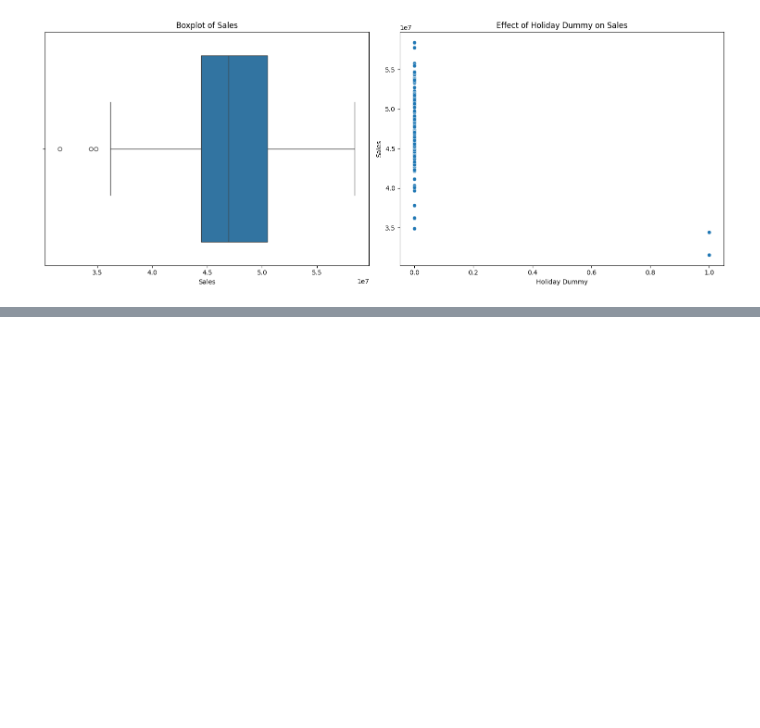
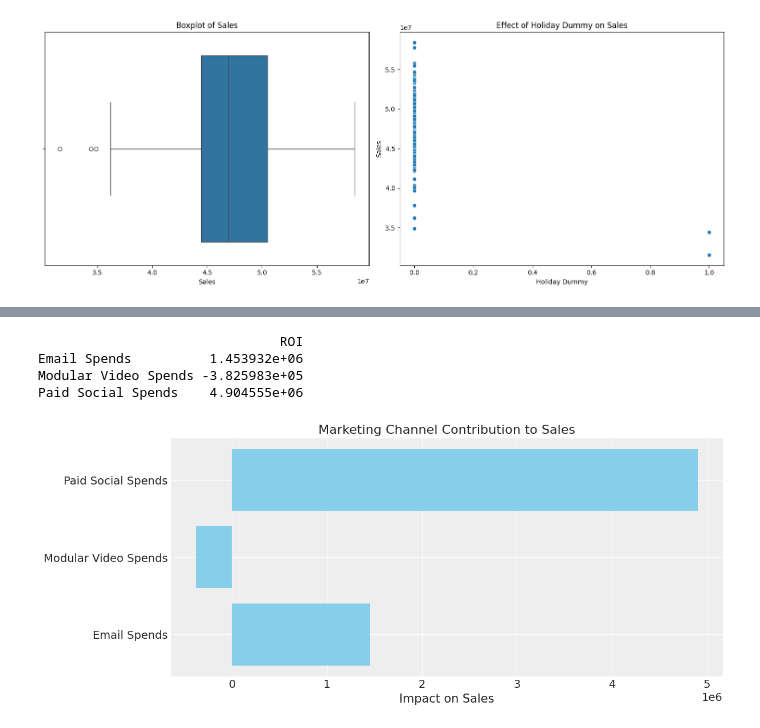
Before and after one commit to naveen3830/Naveen_Assignment, a Jupyter notebook: PYQ2.ipynb, the cells around one changed output, grey strips where cells are left out. Saved outputs shown, nothing was run; the diff lists cells and outputs as text; code cells hidden in the pictures; blank space fills up the shorter version.

```diff
--- a/PYQ2.ipynb
+++ b/PYQ2.ipynb
@@ -785,0 +570,19 @@ RuntimeError: Incorrect output dtype for return value #0: Expected: int64, Actua
+# %%
+channel_effects = trace.posterior["beta"].mean(dim=["chain", "draw"]).values
+roi = channel_effects * (y_std / X_std)  # Convert scaled impact to actual
+roi_df = pd.DataFrame(roi, index=channels, columns=["ROI"])
+print(roi_df)
+# %% [output]
+                               ROI
+Email Spends          1.453932e+06
+Modular Video Spends -3.825983e+05
+Paid Social Spends    4.904555e+06
+# %%
+import matplotlib.pyplot as plt
+
+plt.barh(channels, roi.flatten(), color="skyblue")
+plt.xlabel("Impact on Sales")
+plt.title("Marketing Channel Contribution to Sales")
+plt.show()
+# %% [output]
+[figure, added]
```
Also changed, not shown: parts of 49 cells of this notebook.
